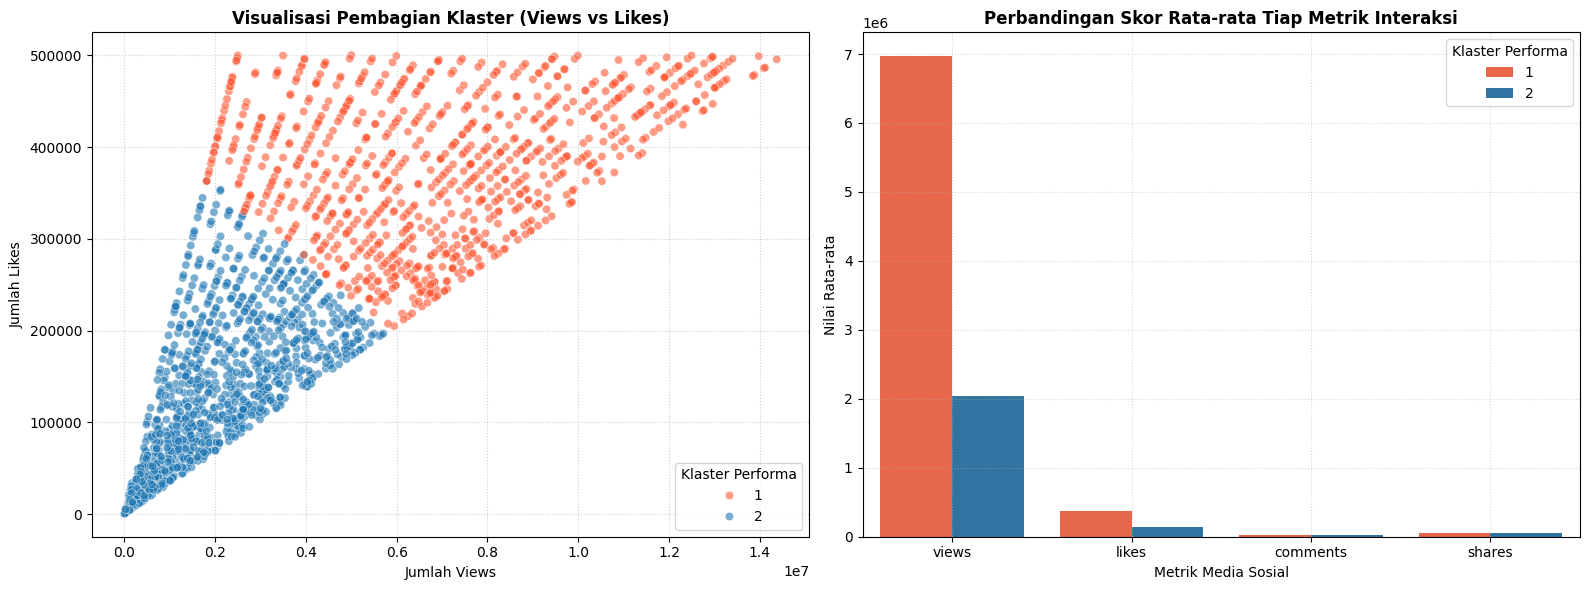
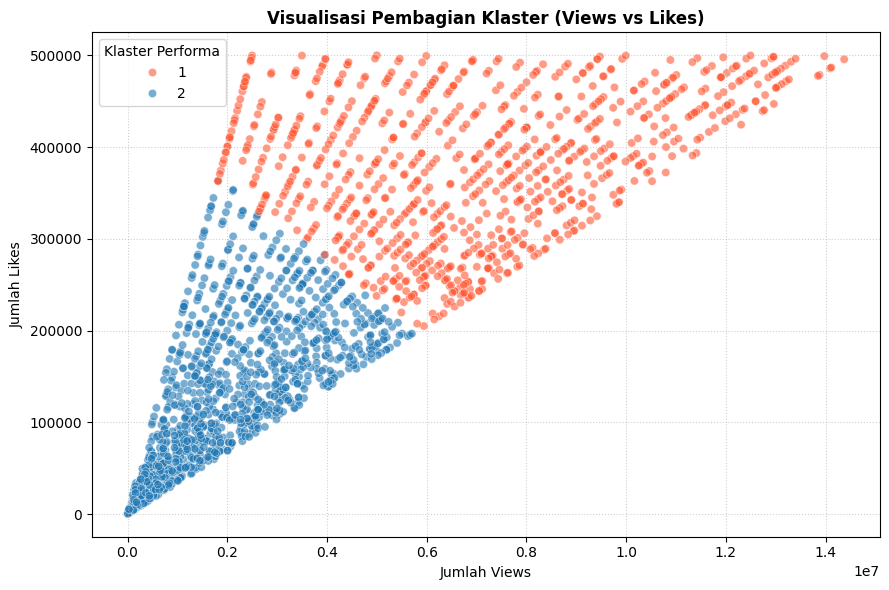
Code edit (unified diff) that turned the first committed figure into the second:
--- before
+++ after
@@ -26,5 +26,5 @@
 
 # Visualisasi Hasil Klastering
-fig, (ax1, ax2) = plt.subplots(1, 2, figsize=(16, 6))
+plt.figure(figsize=(9, 6))
 
 sns.scatterplot(
@@ -34,32 +34,12 @@
     hue='cluster_performa', 
     palette=['#FF5733', '#1f77b4'], 
-    alpha=0.6,
-    ax=ax1
+    alpha=0.6
 )
-ax1.set_title("Visualisasi Pembagian Klaster (Views vs Likes)", fontsize=12, fontweight='bold')
-ax1.set_xlabel("Jumlah Views")
-ax1.set_ylabel("Jumlah Likes")
-ax1.grid(True, linestyle=':', alpha=0.6)
-ax1.legend(title="Klaster Performa")
 
-
-# Visualisasi Comparison Rata-rata Metrik Interaksi per Klaster
-df_melted = pd.melt(df, id_vars=['cluster_performa'], value_vars=features_clustering,
-                    var_name='Metrik', value_name='Rata-rata Nilai')
-
-sns.barplot(
-    data=df_melted,
-    x='Metrik',
-    y='Rata-rata Nilai',
-    hue='cluster_performa',
-    palette=['#FF5733', '#1f77b4'],
-    errorbar=None,
-    ax=ax2
-)
-ax2.set_title("Perbandingan Skor Rata-rata Tiap Metrik Interaksi", fontsize=12, fontweight='bold')
-ax2.set_xlabel("Metrik Media Sosial")
-ax2.set_ylabel("Nilai Rata-rata")
-ax2.grid(True, linestyle=':', alpha=0.5)
-ax2.legend(title="Klaster Performa")
+plt.title("Visualisasi Pembagian Klaster (Views vs Likes)", fontsize=12, fontweight='bold')
+plt.xlabel("Jumlah Views")
+plt.ylabel("Jumlah Likes")
+plt.grid(True, linestyle=':', alpha=0.6)
+plt.legend(title="Klaster Performa")
 
 plt.tight_layout()

Commit: update typo